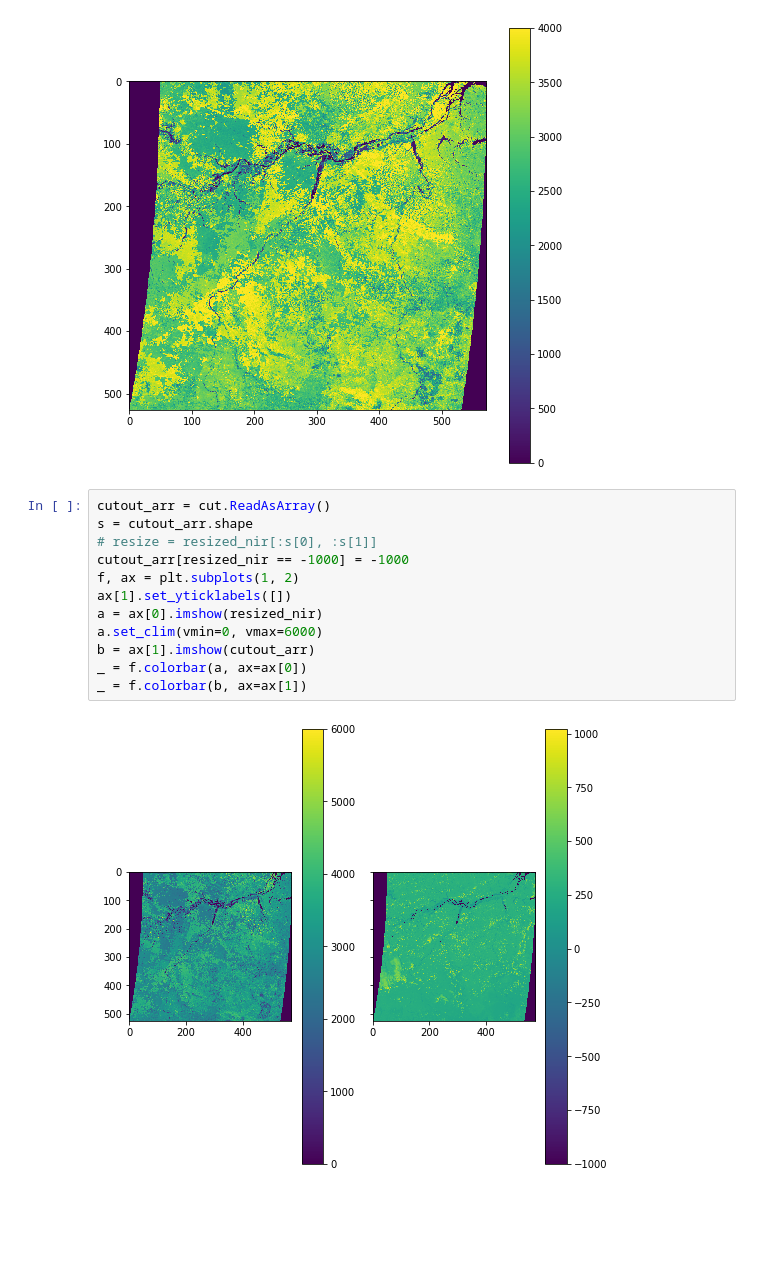
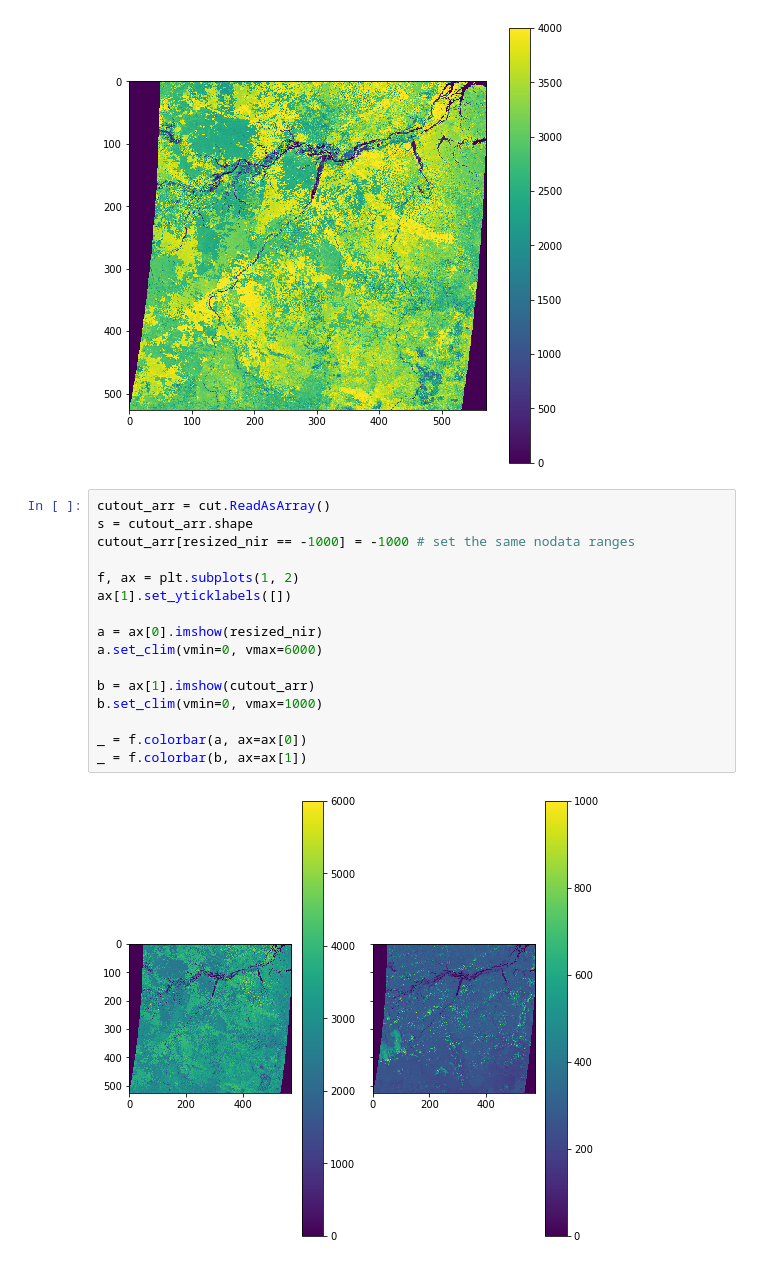
Before and after one commit to Sciguymjm/super-resolution, a Jupyter notebook: data/goes-composite.ipynb, the cells around one changed output. Saved outputs shown, nothing was run; the diff lists cells and outputs as text; blank space fills up the shorter version.

```diff
--- a/data/goes-composite.ipynb
+++ b/data/goes-composite.ipynb
@@ -213,14 +207,18 @@ Ratio:  0.108949157642
 # %%
 cutout_arr = cut.ReadAsArray()
 s = cutout_arr.shape
-# resize = resized_nir[:s[0], :s[1]]
-cutout_arr[resized_nir == -1000] = -1000
+cutout_arr[resized_nir == -1000] = -1000 # set the same nodata ranges
+
 f, ax = plt.subplots(1, 2)
 ax[1].set_yticklabels([])
+
 a = ax[0].imshow(resized_nir)
 a.set_clim(vmin=0, vmax=6000)
+
 b = ax[1].imshow(cutout_arr)
+b.set_clim(vmin=0, vmax=1000)
+
 _ = f.colorbar(a, ax=ax[0])
 _ = f.colorbar(b, ax=ax[1])
 # %% [output]
-[figure, old version]
+[figure, new version]
```
Also changed, not shown: parts of 17 cells of this notebook.
